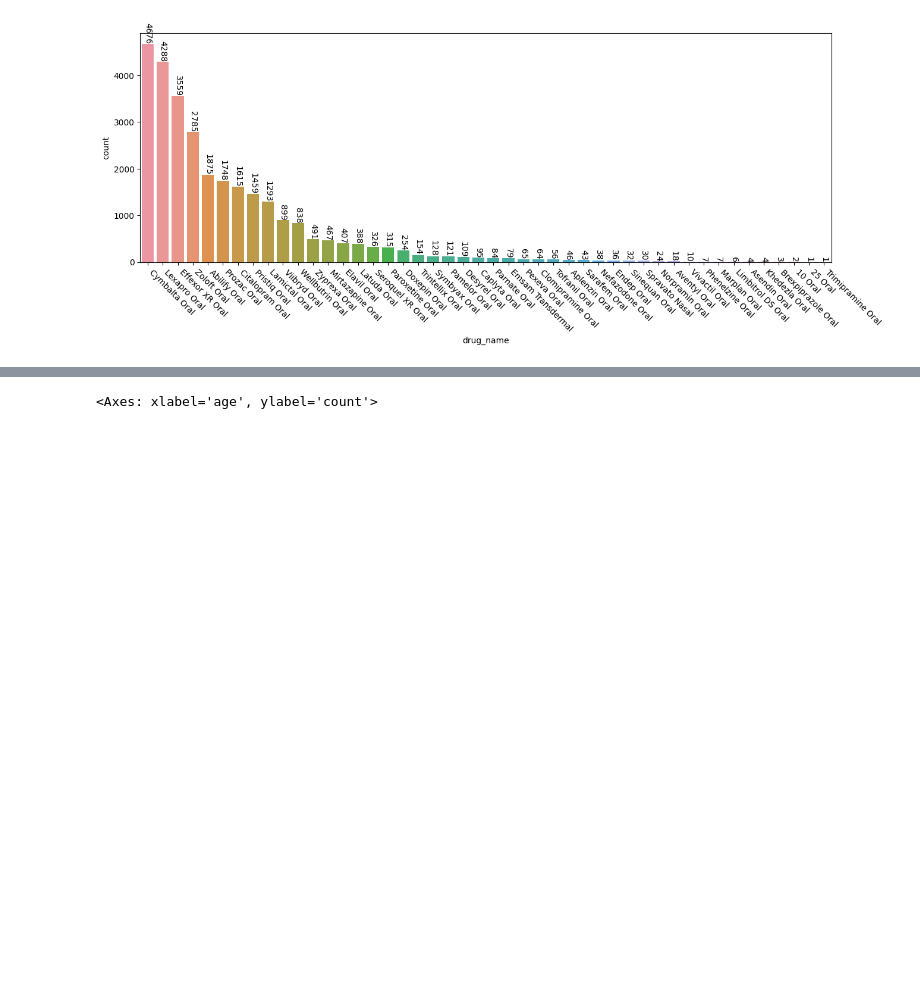
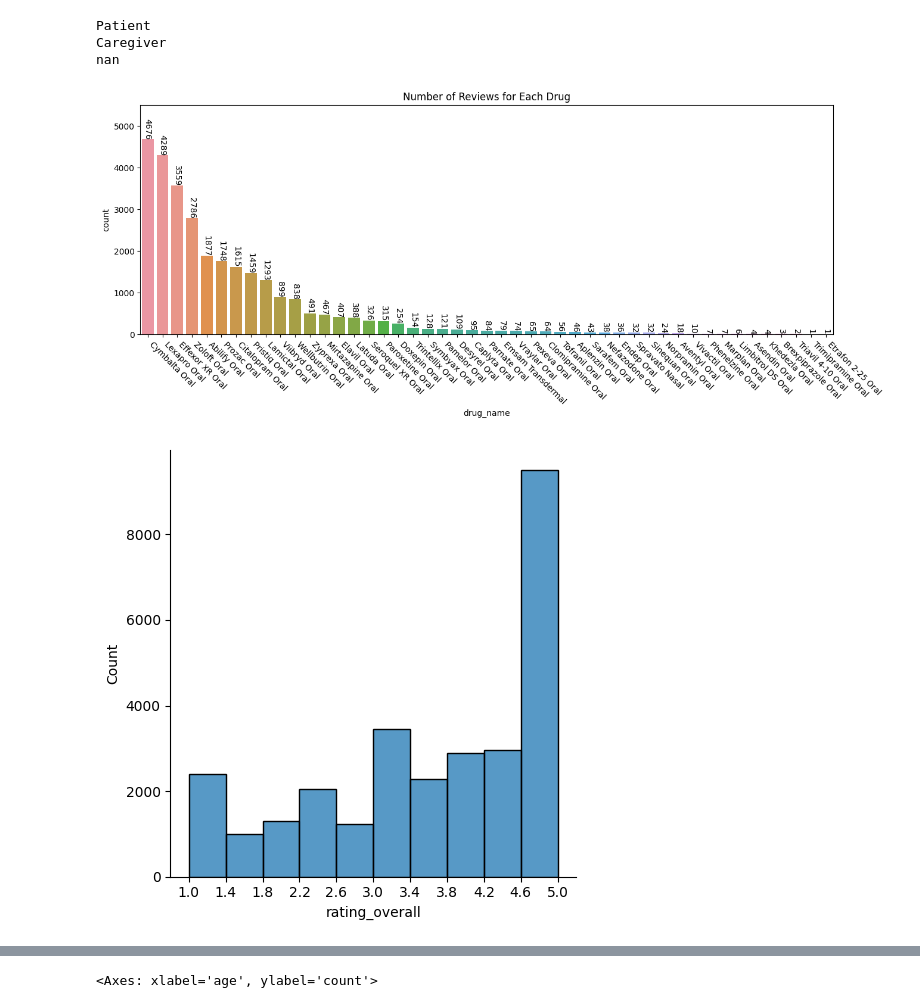
Before and after one commit to sepidehparhami/scraping-webmd-drug-reviews, a Jupyter notebook: psychiatric-drugs-summary.ipynb, the cells around one changed output, grey strips where cells are left out. Cells and saved outputs as stored; diff of their text form; code cells hidden in the pictures; blank space fills up the shorter version.

```diff
--- a/psychiatric-drugs-summary.ipynb
+++ b/psychiatric-drugs-summary.ipynb
@@ -18,9 +78,26 @@ df.head(5)
+# %%
+# possible values for reviewer type: patient, caregiver, or empty
+for x in pd.unique(df['reviewer_type']):
+    print(x)
+# %% [output]
+Patient
+Caregiver
+nan
 # %%
 fig, ax = plt.subplots(figsize=(15, 5))
 order = df['drug_name'].value_counts(ascending=False)
 sns.countplot(df, x='drug_name', order=order.index)
 plt.xticks(rotation=-45, ha='left')
-ax.bar_label(container=ax.containers[0], labels=order, rotation=-90);
+ax.bar_label(container=ax.containers[0], labels=order, rotation=-90)
+plt.title('Number of Reviews for Each Drug')
+plt.ylim(0, 5500);
 # %% [output]
-[figure, old version]
+[figure, new version]
+# %%
+bins = 10
+bin_width = (5-1)/bins
+ax = sns.displot(df, x='rating_overall', bins=bins)
+plt.xticks(np.arange(1, 5+bin_width, bin_width));
+# %% [output]
+[figure, added]
 # %%
```
Also changed, not shown: parts of 16 cells of this notebook.
